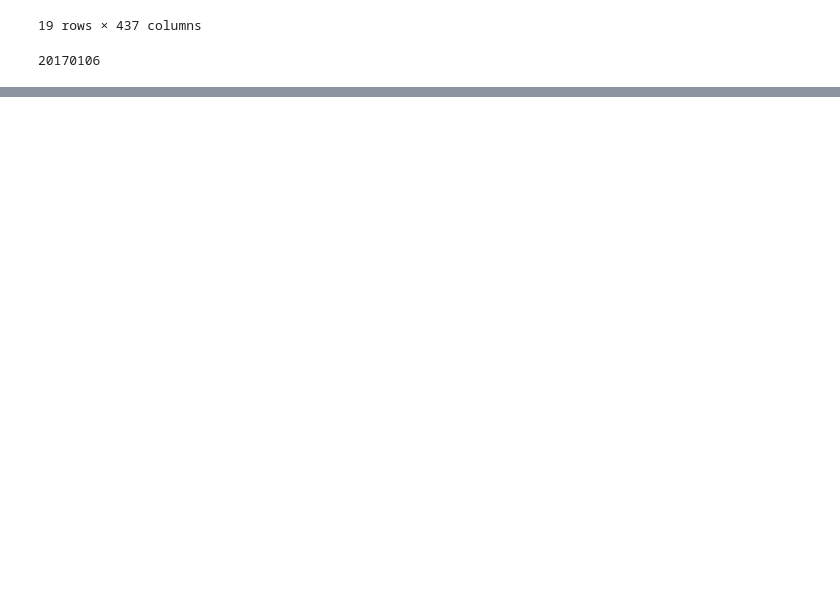
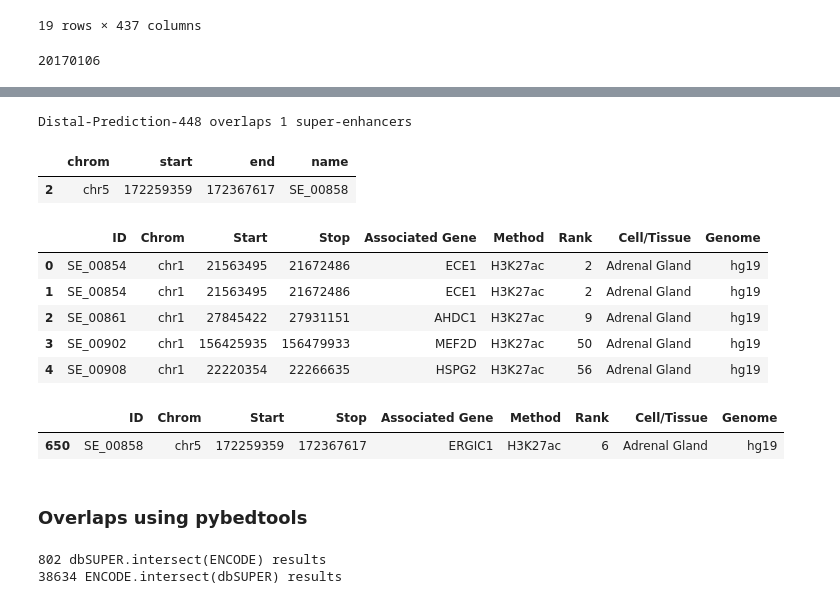
Before and after one commit to mvanzetti/thesis, a Jupyter notebook: notebooks/File Processing Analysis.ipynb, the cells around one changed output, grey strips where cells are left out. Cells and saved outputs as stored; diff of their text form; code cells hidden in the pictures; blank space fills up the shorter version.

```diff
--- a/notebooks/File Processing Analysis.ipynb
+++ b/notebooks/File Processing Analysis.ipynb
@@ -277,0 +334,6 @@ d
+# %%
+# Found overlapping super enhancers
+SE_names_query = list(query_sample_ovlp_super['SE_name'])
+print(queryname, "overlaps", len(SE_names_query), "super-enhancers")
+# %% [output]
+Distal-Prediction-448 overlaps 1 super-enhancers
@@ -277,0 +342,26 @@ d
+# %%
+query_super_ovlp_sample
+# %% [output]
+|  | chrom | start | end | name |
+| 2 | chr5 | 172259359 | 172367617 | SE_00858 |
+# %%
+# load overlap details (it can be substituted by the full dbSUPER in csv format if possible)
+overlap_details = '/Users/manuel/development/thesis/staging/dbSUPER/overlapped/dbSUPER_adrenal_gland_Overlap_Analysis.csv'
+overlap_dbSUPER_details_df = pd.read_csv(overlap_details)
+overlap_dbSUPER_details_df.head()
+# %% [output]
+|  | ID | Chrom | Start | Stop | Associated Gene | Method | Rank | Cell/Tissue | Genome |
+| 0 | SE_00854 | chr1 | 21563495 | 21672486 | ECE1 | H3K27ac | 2 | Adrenal Gland | hg19 |
+| 1 | SE_00854 | chr1 | 21563495 | 21672486 | ECE1 | H3K27ac | 2 | Adrenal Gland | hg19 |
+| 2 | SE_00861 | chr1 | 27845422 | 27931151 | AHDC1 | H3K27ac | 9 | Adrenal Gland | hg19 |
+| 3 | SE_00902 | chr1 | 156425935 | 156479933 | MEF2D | H3K27ac | 50 | Adrenal Gland | hg19 |
+| 4 | SE_00908 | chr1 | 22220354 | 22266635 | HSPG2 | H3K27ac | 56 | Adrenal Gland | hg19 |
+# %%
+# find details for the overlapped super-enhancers
+query_dbSUPER_details = overlap_dbSUPER_details_df.query('ID in @SE_names_query')
+query_dbSUPER_details
+# %% [output]
+|  | ID | Chrom | Start | Stop | Associated Gene | Method | Rank | Cell/Tissue | Genome |
+| 650 | SE_00858 | chr5 | 172259359 | 172367617 | ERGIC1 | H3K27ac | 6 | Adrenal Gland | hg19 |
+# %% [markdown]
+### Overlaps using pybedtools
@@ -277,0 +375,19 @@ d
+# %%
+# wa = mantains the original A feature for A.intersect(B), u = unique,
+# loj = Left outer join: report features in A with and without overlaps
+# f = by default, bedtools intersect will report an overlap between A and B
+# so long as there is at least one base pair is overlapping.
+# To restrict reported overlaps between A and B to cases where the feature in B overlaps at least X% (e.g. 50%)
+# of the A feature
+
+#the exact list obtained from the upload tool is obtainable with:
+#ag_dbSUPER_intersect_ENCODE = adrenal_gland_dbSUPER_bed.intersect(adrenal_gland_ENCODE_bed, wa=True, f=0.1)
+
+ag_dbSUPER_intersect_ENCODE = adrenal_gland_dbSUPER_bed.intersect(adrenal_gland_ENCODE_bed, wa=True, f=0.1)
+ag_ENCODE_intersect_dbSUPER = adrenal_gland_ENCODE_bed.intersect(adrenal_gland_dbSUPER_bed, loj=True, f=0.1)
+
+print(len(ag_dbSUPER_intersect_ENCODE), "dbSUPER.intersect(ENCODE) results")
+print(len(ag_ENCODE_intersect_dbSUPER), "ENCODE.intersect(dbSUPER) results")
+# %% [output]
+802 dbSUPER.intersect(ENCODE) results
+38634 ENCODE.intersect(dbSUPER) results
```
Also changed, not shown: parts of 19 cells of this notebook, 2 other files.
